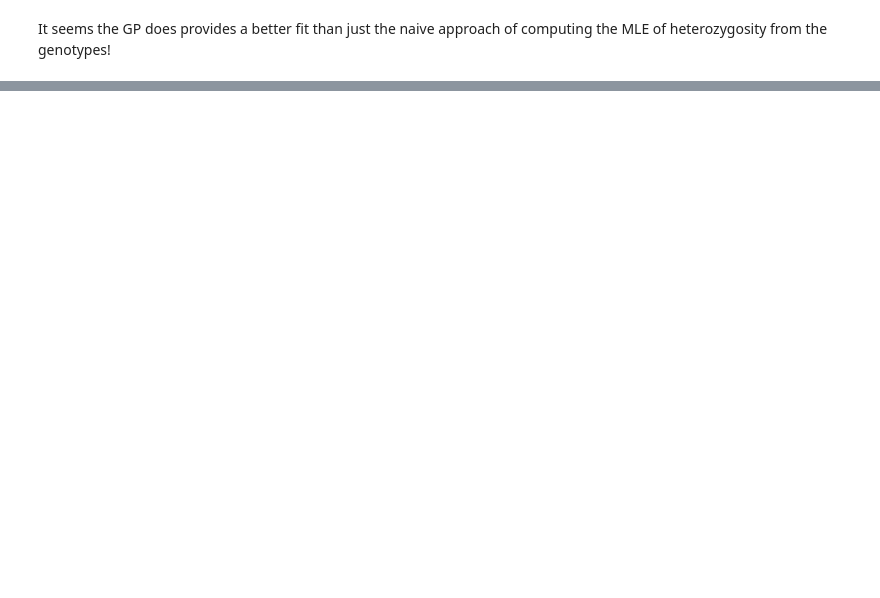
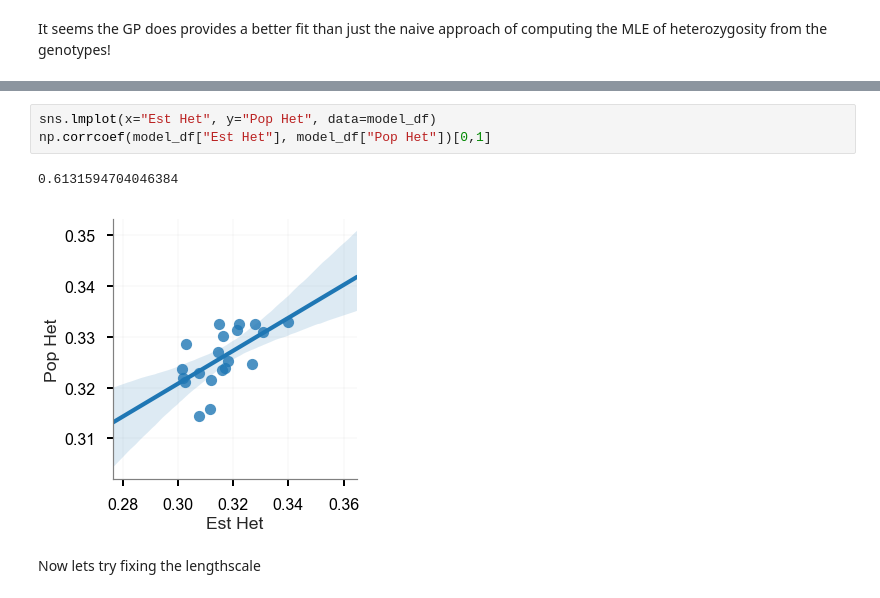
Before and after one commit to ancient-dna/hetgp, a Jupyter notebook: notebooks/wright-fisher-sim.ipynb, the cells around one changed output, grey strips where cells are left out. Saved outputs shown, nothing was run; the diff lists cells and outputs as text; blank space fills up the shorter version.

Commit message:
added length scale exploration and clean up

```diff
--- a/notebooks/wright-fisher-sim.ipynb
+++ b/notebooks/wright-fisher-sim.ipynb
@@ -241,0 +292,8 @@ It seems the GP does provides a better fit than just the naive approach of compu
+# %%
+sns.lmplot(x="Est Het", y="Pop Het", data=model_df)
+np.corrcoef(model_df["Est Het"], model_df["Pop Het"])[0,1]
+# %% [output]
+0.6131594704046384
+[figure, added]
+# %% [markdown]
+Now lets try fixing the lengthscale
```
Also changed, not shown: parts of 25 cells of this notebook, 3 other files.
